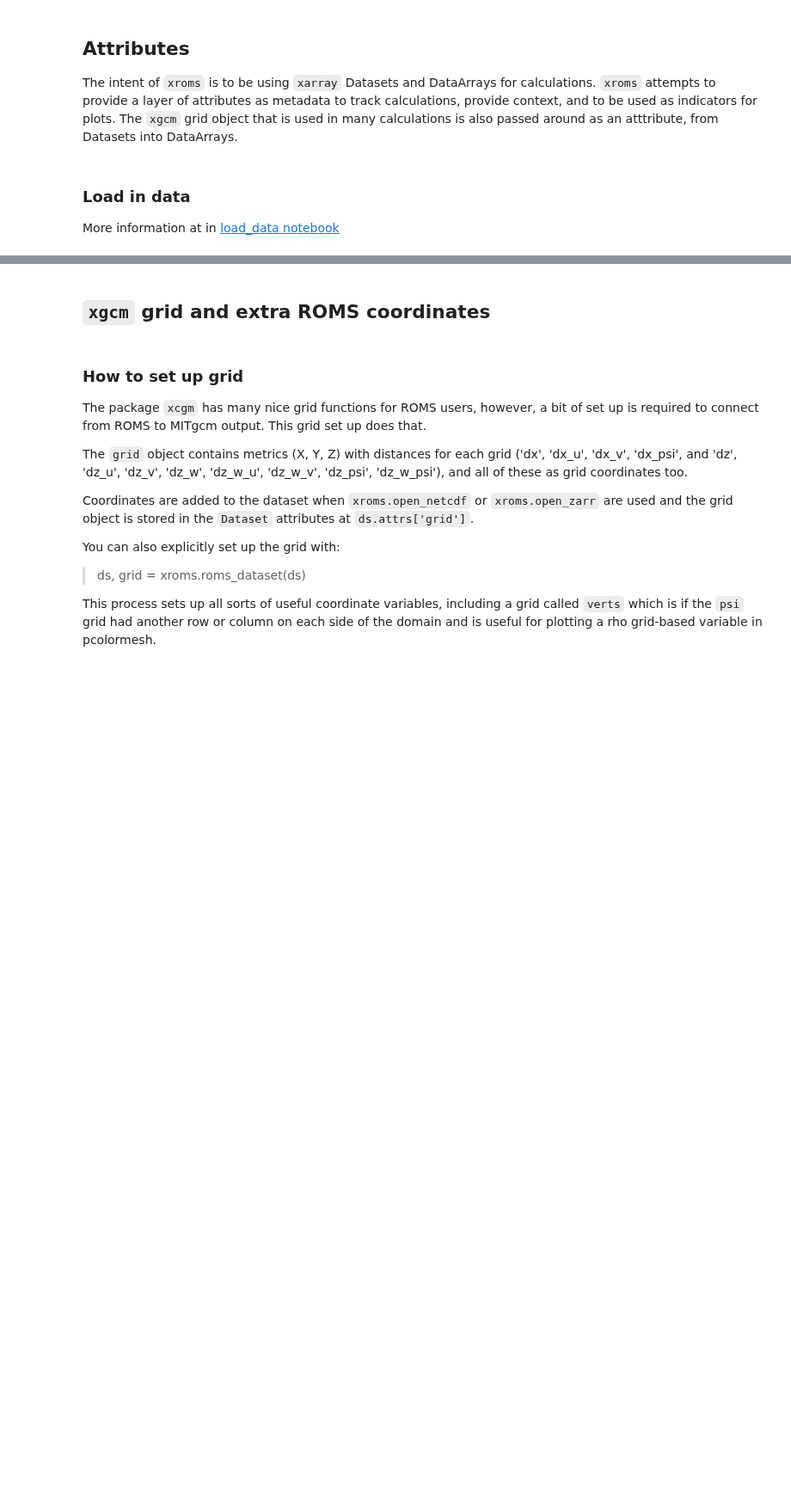
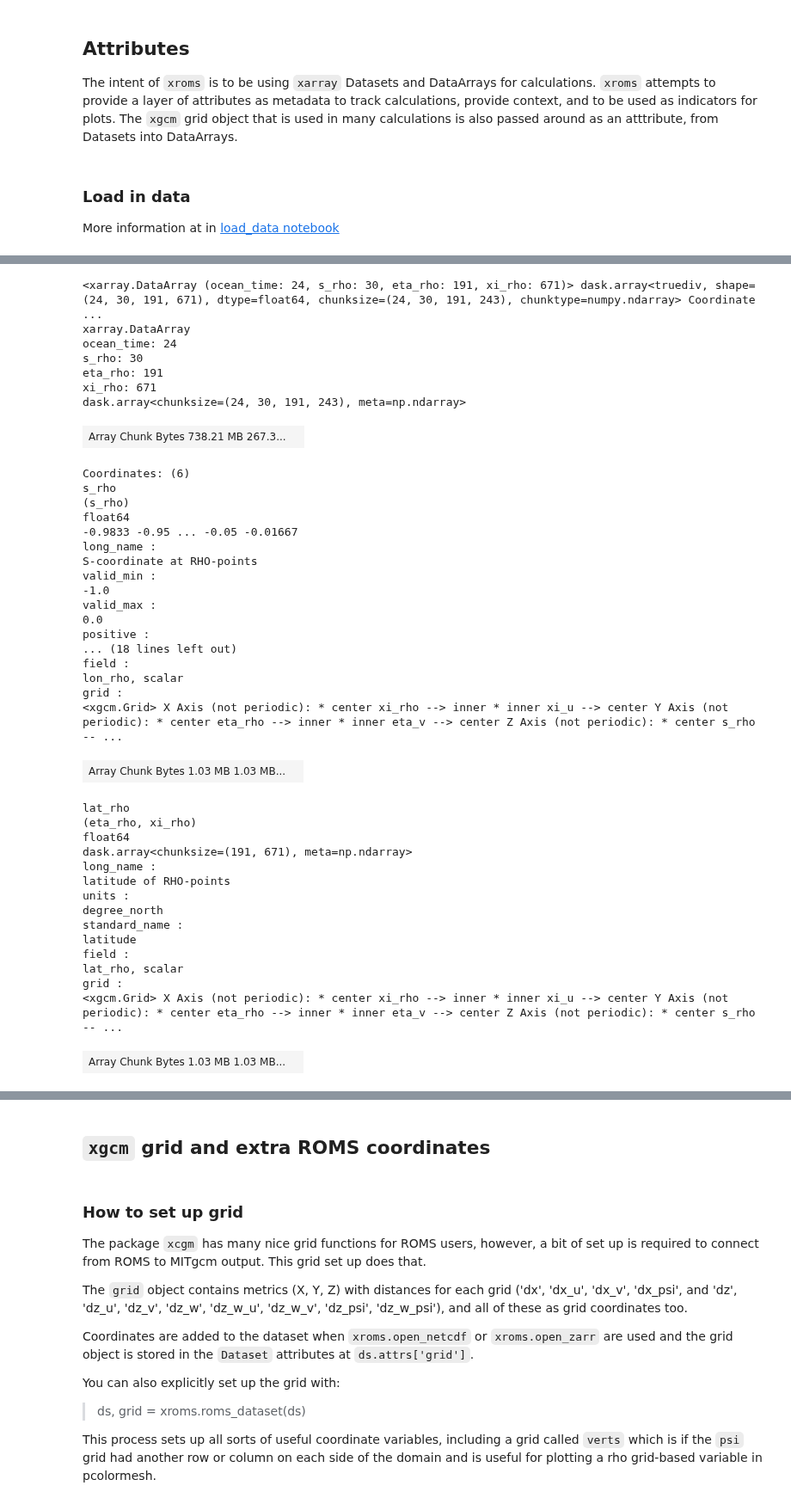
Before and after one commit to xoceanmodel/xroms, a Jupyter notebook: examples/calc.ipynb, the cells around one changed output, grey strips where cells are left out. Shown at 86% size. Drawn from its saved outputs; the diff is of its cells as text; code cells hidden in the pictures; blank space fills up the shorter version.

```diff
--- a/examples/calc.ipynb
+++ b/examples/calc.ipynb
@@ -55,0 +135,80 @@ ds = xroms.open_netcdf(loc, chunks='auto')
+# %%
+def buoyancy(T, S, z=None, rho0=1025.0):
+    """Return the buoyancy based on T, S, and Z. EOS based on ROMS Nonlinear/rho_eos.F
+
+    Inputs:
+    ------
+
+    T       (DataArray). temperature
+    S       (DataArray). salinity
+    z       (DataArray). depth. To specify a reference depth, use a constant. If None,
+            use z coordinate attached to temperature.
+
+    Outputs:
+    -------
+
+    buoyancy    array-like, buoyancy based on ROMS Nonlinear/rho_eos.F EOS
+                buoyancy = -g * rho / rho0
+
+    Options:
+    -------
+
+    rho0    Constant. The reference density. Default rho0=1025.0
+    """
+
+    if z is None:
+        coords = list(T.coords)
+        z_coord_name = coords[[coord[:2] == "z_" for coord in coords].index(True)]
+        z = T[z_coord_name]
+
+    var = -g * density(T, S, z) / rho0
+
+    var.attrs['name'] = 'buoyancy'
+    var.attrs['long_name'] = 'buoyancy'
+    var.attrs['units'] = 'm/s^2'  # inherits grid from T
+
+    return var
+# %%
+buoyancy(ds.temp, ds.salt, rho0=1025.0)
+# %% [output]
+<xarray.DataArray (ocean_time: 24, s_rho: 30, eta_rho: 191, xi_rho: 671)> dask.array<truediv, shape=(24, 30, 191, 671), dtype=float64, chunksize=(24, 30, 191, 243), chunktype=numpy.ndarray> Coordinate ...
+xarray.DataArray
+ocean_time: 24
+s_rho: 30
+eta_rho: 191
+xi_rho: 671
+dask.array<chunksize=(24, 30, 191, 243), meta=np.ndarray>
+| Array Chunk Bytes 738.21 MB 267.3... |  |
+Coordinates: (6)
+s_rho
+(s_rho)
+float64
+-0.9833 -0.95 ... -0.05 -0.01667
+long_name :
+S-coordinate at RHO-points
+valid_min :
+-1.0
+valid_max :
+0.0
+positive :
+... (18 lines left out)
+field :
+lon_rho, scalar
+grid :
+<xgcm.Grid> X Axis (not periodic): * center xi_rho --> inner * inner xi_u --> center Y Axis (not periodic): * center eta_rho --> inner * inner eta_v --> center Z Axis (not periodic): * center s_rho -- ...
+| Array Chunk Bytes 1.03 MB 1.03 MB... |  |
+lat_rho
+(eta_rho, xi_rho)
+float64
+dask.array<chunksize=(191, 671), meta=np.ndarray>
+long_name :
+latitude of RHO-points
+units :
+degree_north
+standard_name :
+latitude
+field :
+lat_rho, scalar
+grid :
+<xgcm.Grid> X Axis (not periodic): * center xi_rho --> inner * inner xi_u --> center Y Axis (not periodic): * center eta_rho --> inner * inner eta_v --> center Z Axis (not periodic): * center s_rho -- ...
+| Array Chunk Bytes 1.03 MB 1.03 MB... |  |
```
Also changed, not shown: parts of 2 cells of this notebook, 6 other files.
